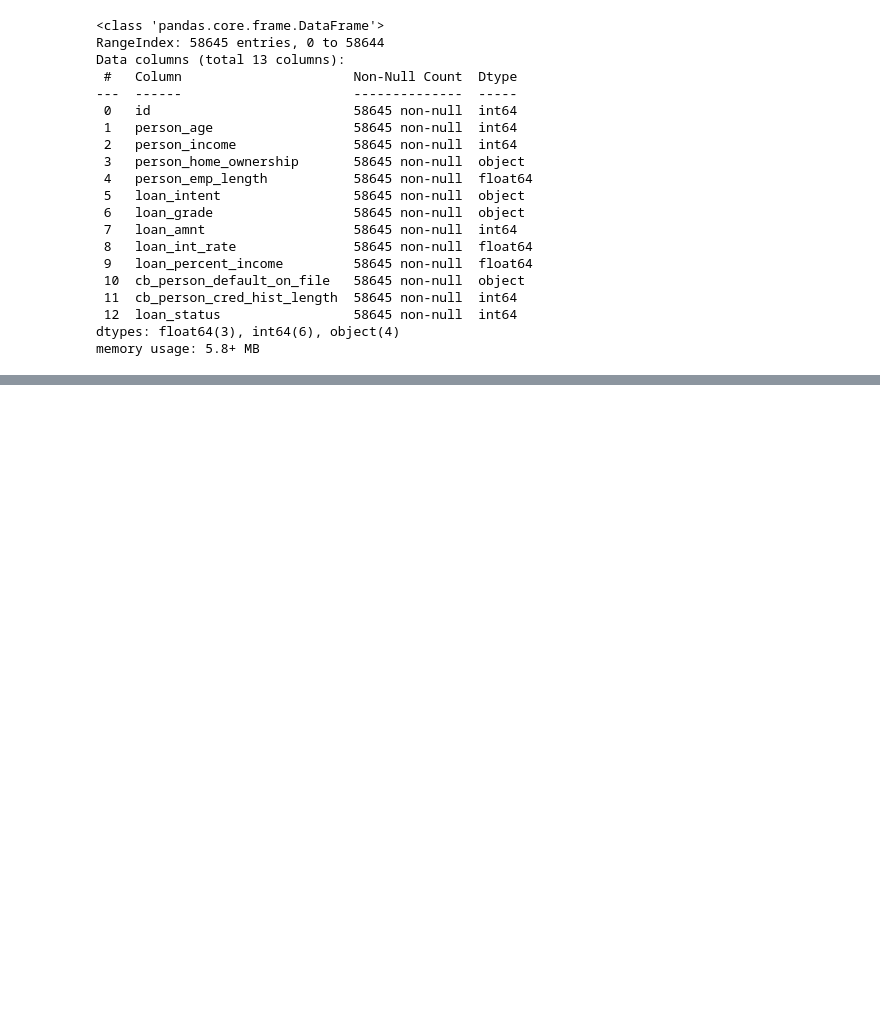
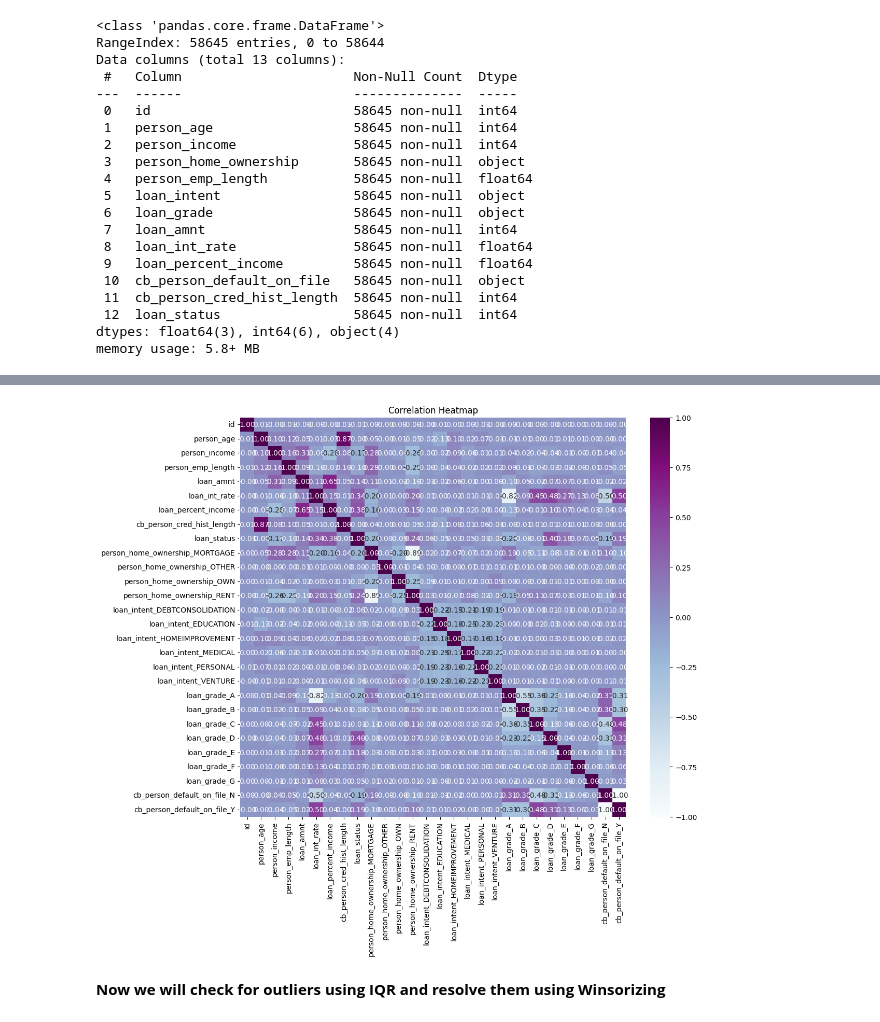
Before and after one commit to jash0803/DAIICT, a Jupyter notebook: SEM 5/EDA/202201016_Lab_Assignment_6.ipynb, the cells around one changed output, grey strips where cells are left out. Saved outputs shown, nothing was run; the diff lists cells and outputs as text; code cells hidden in the pictures; blank space fills up the shorter version.

```diff
--- a/SEM 5/EDA/202201016_Lab_Assignment_6.ipynb
+++ b/SEM 5/EDA/202201016_Lab_Assignment_6.ipynb
@@ -135,0 +250,19 @@ AUC Score: 95.52597034303386
+# %%
+def one_hot_encode_categorical_features(data, categorical_features):
+
+    onehot_encoder = OneHotEncoder(sparse_output=False, handle_unknown='ignore')
+    encoded_features = onehot_encoder.fit_transform(data[categorical_features])
+    encoded_df = pd.DataFrame(
+        encoded_features, columns=onehot_encoder.get_feature_names_out(categorical_features)
+    )
+
+    data = pd.concat([data, encoded_df], axis=1)
+
+    data = data.drop(categorical_features, axis=1)
+
+    categorical_features = onehot_encoder.get_feature_names_out(categorical_features).tolist()
+
+    return data, categorical_features
+# %%
+data, categorical_features = one_hot_encode_categorical_features(data, categorical_features)
+data.head()
@@ -135,0 +315,10 @@ AUC Score: 95.52597034303386
+# %%
+plt.figure(figsize=(12, 10))
+correlation_matrix = data.corr()  # Calculate correlation matrix
+sns.heatmap(correlation_matrix, annot=True, cmap='BuPu', fmt=".2f")
+plt.title('Correlation Heatmap')
+plt.show()
+# %% [output]
+[figure, added]
+# %% [markdown]
+**Now we will check for outliers using IQR and resolve them using Winsorizing**
```
Also changed, not shown: parts of 69 cells of this notebook.
